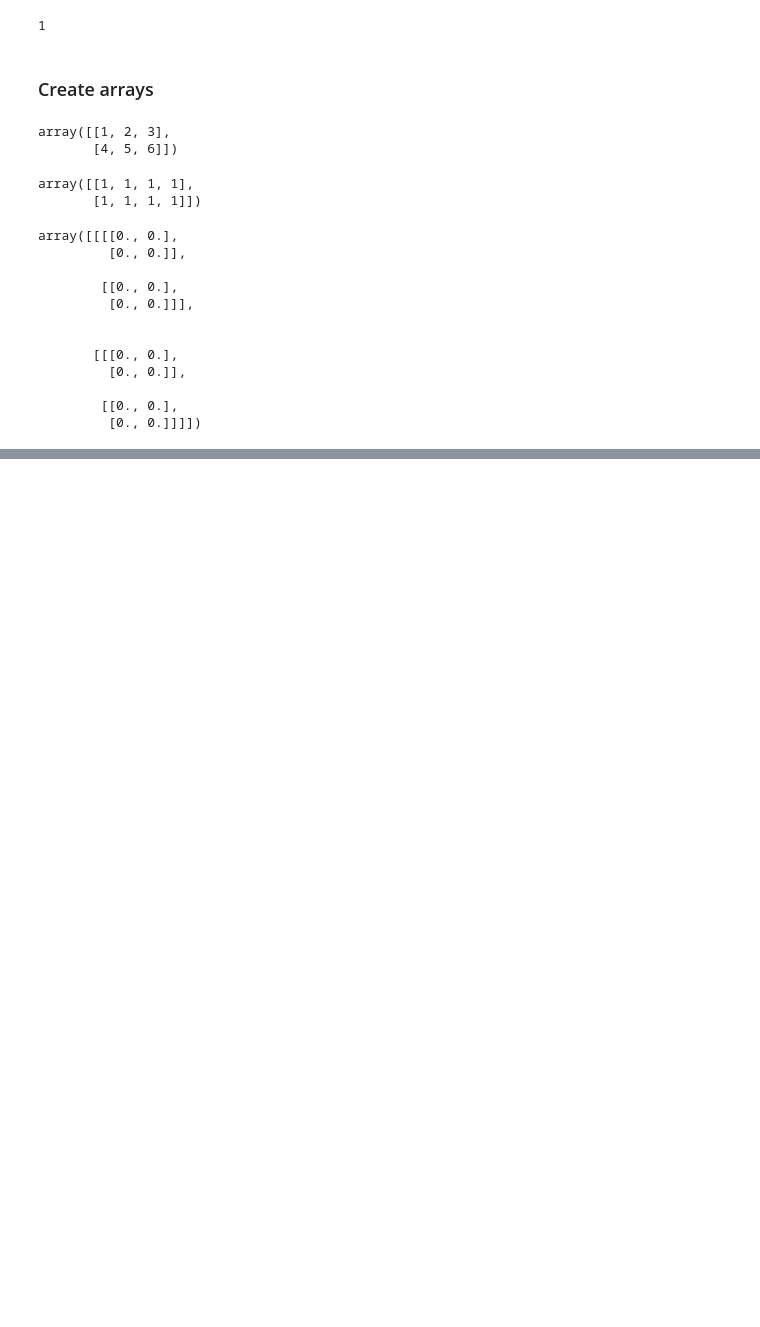
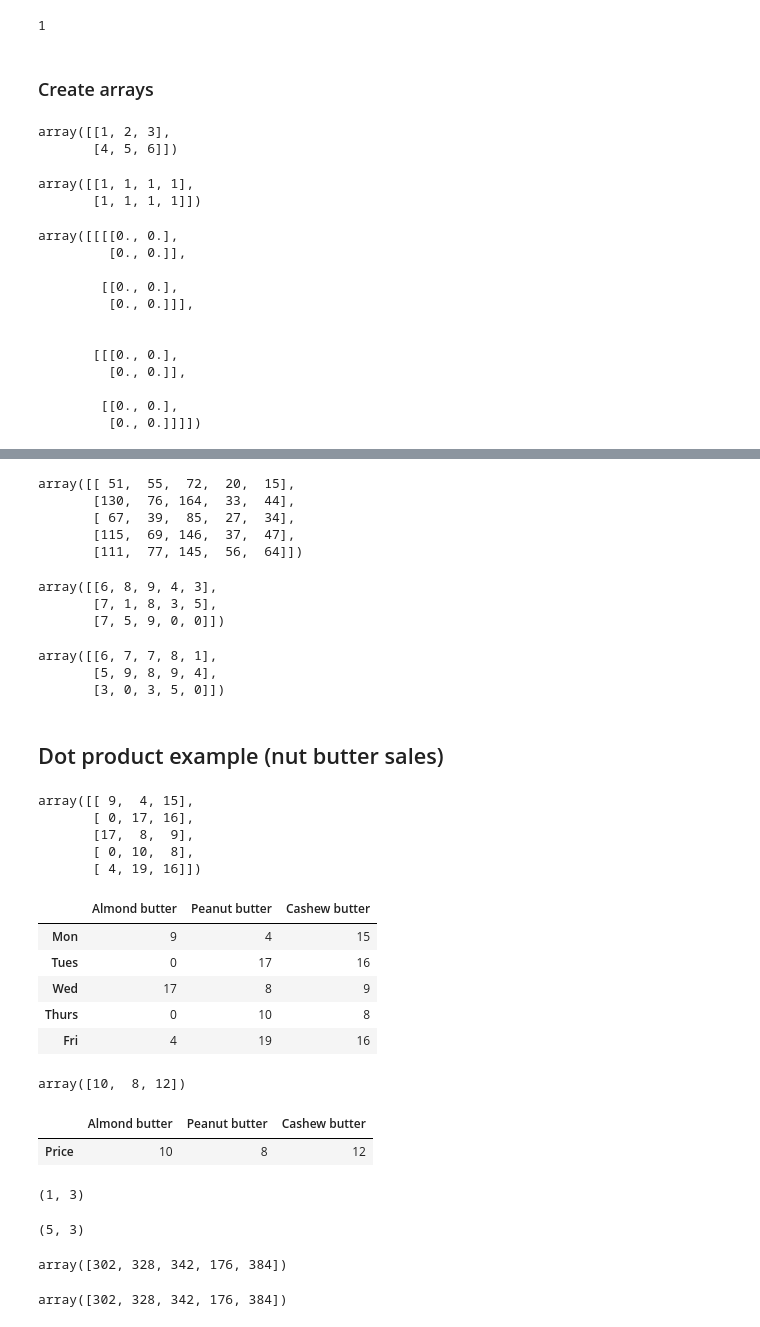
Before and after one commit to BogdanBozga/Learn-ML-ZeroToMastery, a Jupyter notebook: Learning NumPy.ipynb, the cells around one changed output, grey strips where cells are left out. Saved outputs shown, nothing was run; the diff lists cells and outputs as text; code cells hidden in the pictures; blank space fills up the shorter version.

```diff
--- a/Learning NumPy.ipynb
+++ b/Learning NumPy.ipynb
@@ -60,0 +287,59 @@ array([[1, 6, 1],
+# %%
+np.dot(mat1,mat2.T)
+# %% [output]
+array([[ 51,  55,  72,  20,  15],
+       [130,  76, 164,  33,  44],
+       [ 67,  39,  85,  27,  34],
+       [115,  69, 146,  37,  47],
+       [111,  77, 145,  56,  64]])
+# %%
+mat2.T
+# %% [output]
+array([[6, 8, 9, 4, 3],
+       [7, 1, 8, 3, 5],
+       [7, 5, 9, 0, 0]])
+# %%
+mat2.reshape(3,5)
+# %% [output]
+array([[6, 7, 7, 8, 1],
+       [5, 9, 8, 9, 4],
+       [3, 0, 3, 5, 0]])
+# %% [markdown]
+## Dot product example (nut butter sales)
+# %%
+np.random.seed(10)
+sales_amounts = np.random.randint(20,size=(5,3))
+sales_amounts
+# %% [output]
+array([[ 9,  4, 15],
+       [ 0, 17, 16],
+       [17,  8,  9],
+       [ 0, 10,  8],
+       [ 4, 19, 16]])
+# %%
+# Create weekly_sales DataFrame
+import pandas as pd
+weekly_sales = pd.DataFrame(sales_amounts,index=["Mon","Tues","Wed","Thurs","Fri"],
+                            columns=["Almond butter","Peanut butter","Cashew butter"])
+weekly_sales
+# %% [output]
+|  | Almond butter | Peanut butter | Cashew butter |
+| Mon | 9 | 4 | 15 |
+| Tues | 0 | 17 | 16 |
+| Wed | 17 | 8 | 9 |
+| Thurs | 0 | 10 | 8 |
+| Fri | 4 | 19 | 16 |
+# %%
+# Create prices array
+prices = np.array([10,8,12])
+prices
+# %% [output]
+array([10,  8, 12])
+# %%
+# Create b;utter_price DataFrame
+price_sales = pd.DataFrame(prices.reshape(1,3), index=["Price"],
+                          columns=["Almond butter","Peanut butter", "Cashew butter"])
+price_sales
+# %% [output]
+|  | Almond butter | Peanut butter | Cashew butter |
+| Price | 10 | 8 | 12 |
@@ -60,0 +348,16 @@ array([[1, 6, 1],
+# %%
+prices.shape
+# %% [output]
+(1, 3)
+# %%
+sales_amounts.shape
+# %% [output]
+(5, 3)
+# %%
+sales_amounts.dot(prices)
+# %% [output]
+array([302, 328, 342, 176, 384])
+# %%
+prices.dot(sales_amounts.T)
+# %% [output]
+array([302, 328, 342, 176, 384])
```
Also changed, not shown: parts of 70 cells of this notebook, 1 other file.
